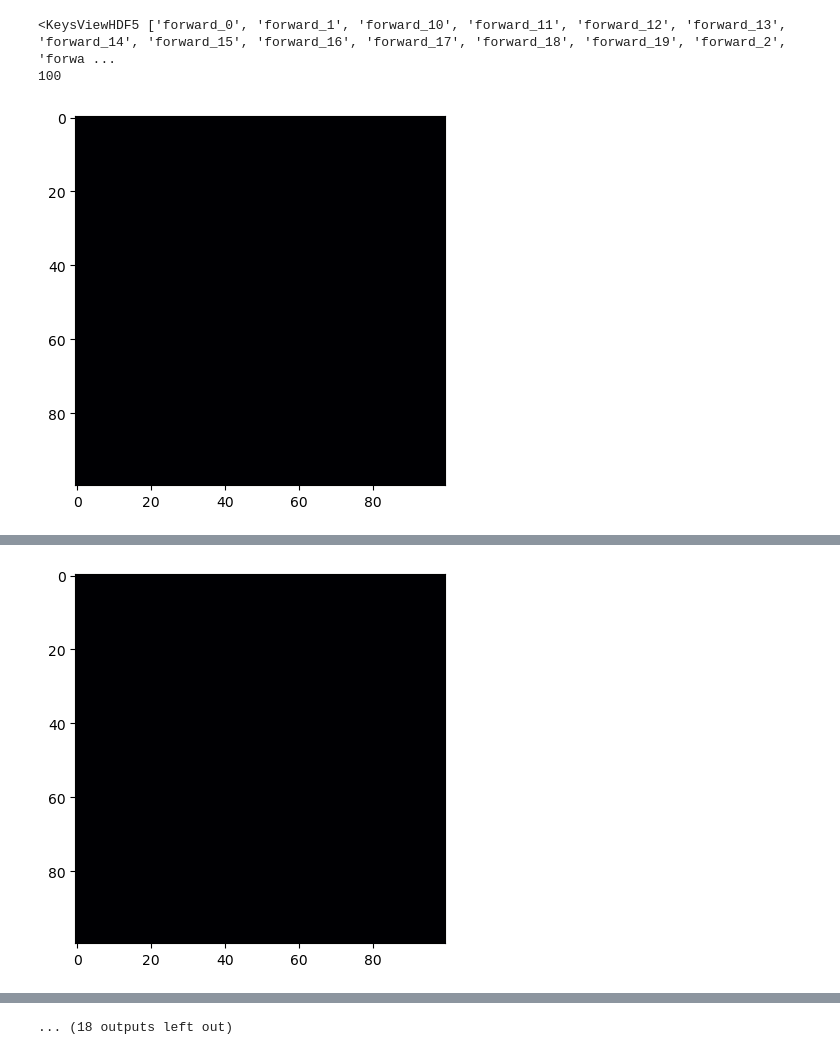
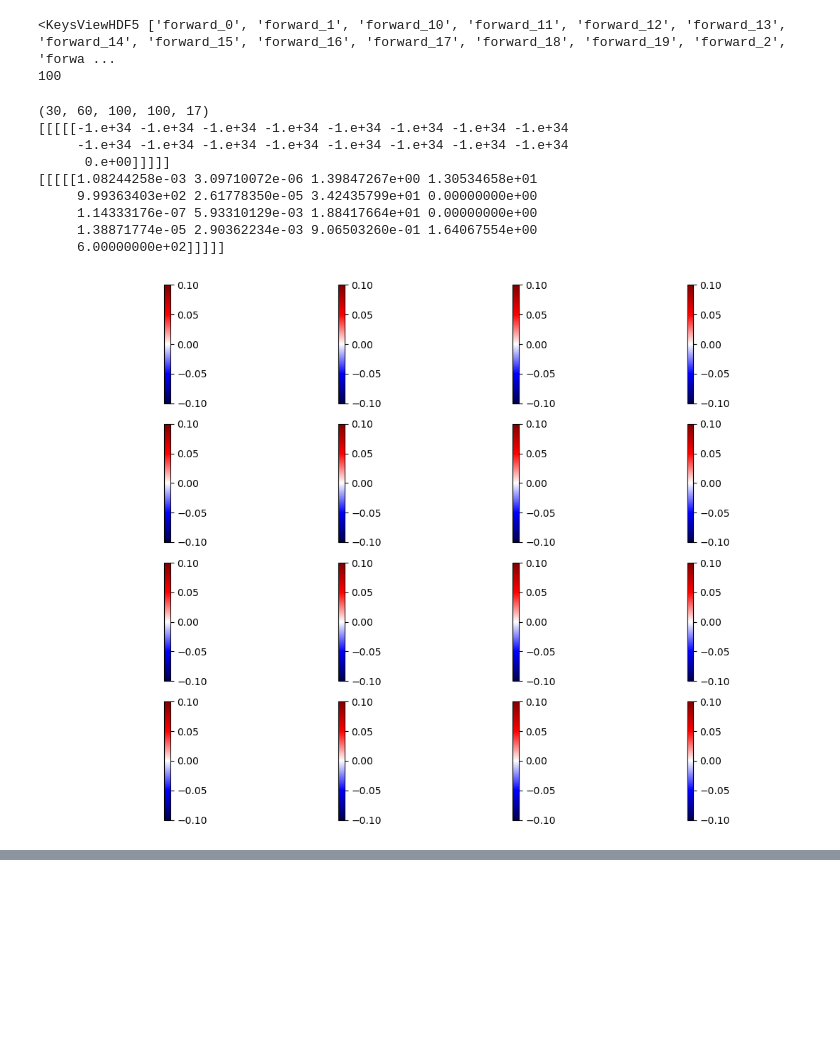
Before and after one commit to iamyixuan/DeepAdjoint, a Jupyter notebook: notebooks/SOMA.ipynb, the cells around one changed output, grey strips where cells are left out. Drawn from its saved outputs; the diff is of its cells as text; code cells hidden in the pictures; blank space fills up the shorter version.

Commit message:
Updated SOMA forward run

```diff
--- a/notebooks/SOMA.ipynb
+++ b/notebooks/SOMA.ipynb
@@ -12,7 +38,7 @@ def plot_field(field):
     fig, axs = plt.subplots(4,4, figsize=(10,8))
     for i, ax in enumerate(axs.ravel()):
         im = ax.imshow(field[...,i].T,
-                cmap='inferno',
+                cmap='seismic',
                 origin='lower',
                 aspect='auto')
         ax.set_box_aspect(1)
@@ -32,29 +58,54 @@ print(len(data.keys()))
 100
 # %%
 forward_0 = data['forward_0'][...]
+print(forward_0.shape)
+print(np.min(forward_0, axis=(0,1,2,3), keepdims=True))
+print(np.max(forward_0, axis=(0,1,2,3), keepdims=True))
+
+
+
 mask1 = forward_0 < -1e16
 mask2 = forward_0 > 1e16
-forward_0[mask1] = np.nan
-forward_0[mask2] = np.nan
+
+mask = np.logical_or(mask1, mask2)
+
+# forward_0[mask1] = np.nan
+# forward_0[mask2] = np.nan
+forward_0[~mask] = np.nan
+
+
+scaler = ChannelMinMaxScaler(forward_0, (0, 1, 2, 3))
+forward_0 = scaler.transform(forward_0)
+
 
 # import pickle
 
 # with open('../tmp/SOMA_mask.pkl', 'wb') as f:
 #     mask = {'mask1': mask1, 'mask2': mask2}
 #     pickle.dump(mask, f)
-# plot_field(forward_0[29, 0, :, :,: ])
+plot_field(forward_0[0, 0, :, :,: ])
+plot_field(forward_0[15, 0, :, :,: ])
 
 # get the min max for all variables from the first example
 # for i in range(forward_0.shape[-1]):
 #     print((np.nanmin(forward_0[..., i]), np.nanmax(forward_0[..., i])))
 
 
 # investigate where 0 is coming from in GM
-mask_0 = forward_0[...,-1] == 0
-a = forward_0
-a[mask_0] = 500
-for i in range(forward_0.shape[0]):
-    plt.imshow(a[i,0, ..., -1], cmap='inferno')
-    plt.show()
+# mask_0 = forward_0[...,-1] == 0
+# a = forward_0
+# a[mask_0] = 500
+# for i in range(forward_0.shape[0]):
+#     plt.imshow(a[i,0, ..., -1], cmap='seismic')
+#     plt.show()
 # %% [output]
+(30, 60, 100, 100, 17)
+[[[[[-1.e+34 -1.e+34 -1.e+34 -1.e+34 -1.e+34 -1.e+34 -1.e+34 -1.e+34
+     -1.e+34 -1.e+34 -1.e+34 -1.e+34 -1.e+34 -1.e+34 -1.e+34 -1.e+34
+      0.e+00]]]]]
+[[[[[1.08244258e-03 3.09710072e-06 1.39847267e+00 1.30534658e+01
+     9.99363403e+02 2.61778350e-05 3.42435799e+01 0.00000000e+00
+     1.14333176e-07 5.93310129e-03 1.88417664e+01 0.00000000e+00
+     1.38871774e-05 2.90362234e-03 9.06503260e-01 1.64067554e+00
+     6.00000000e+02]]]]]
-[figure, old version]
+[figure, new version]
@@ -63 +113,0 @@ for i in range(forward_0.shape[0]):
-[figure, removed]
@@ -72 +113,0 @@ for i in range(forward_0.shape[0]):
-... (18 outputs left out)
```
Also changed, not shown: parts of 2 cells of this notebook, 8 other files.
